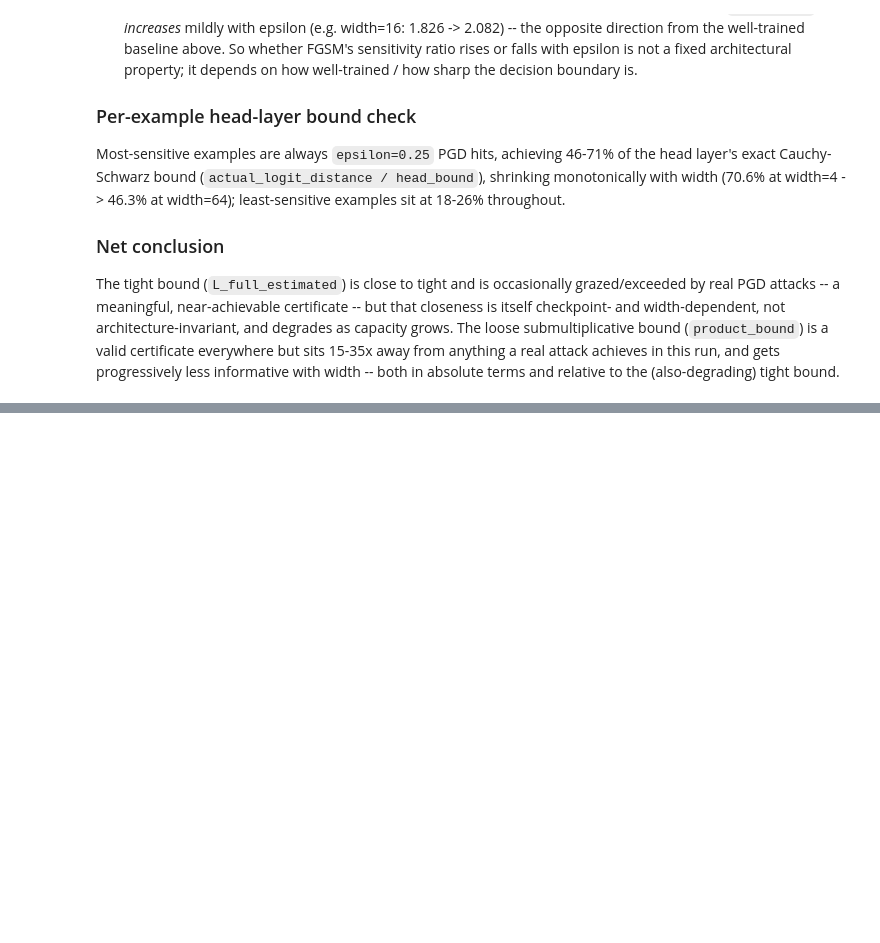
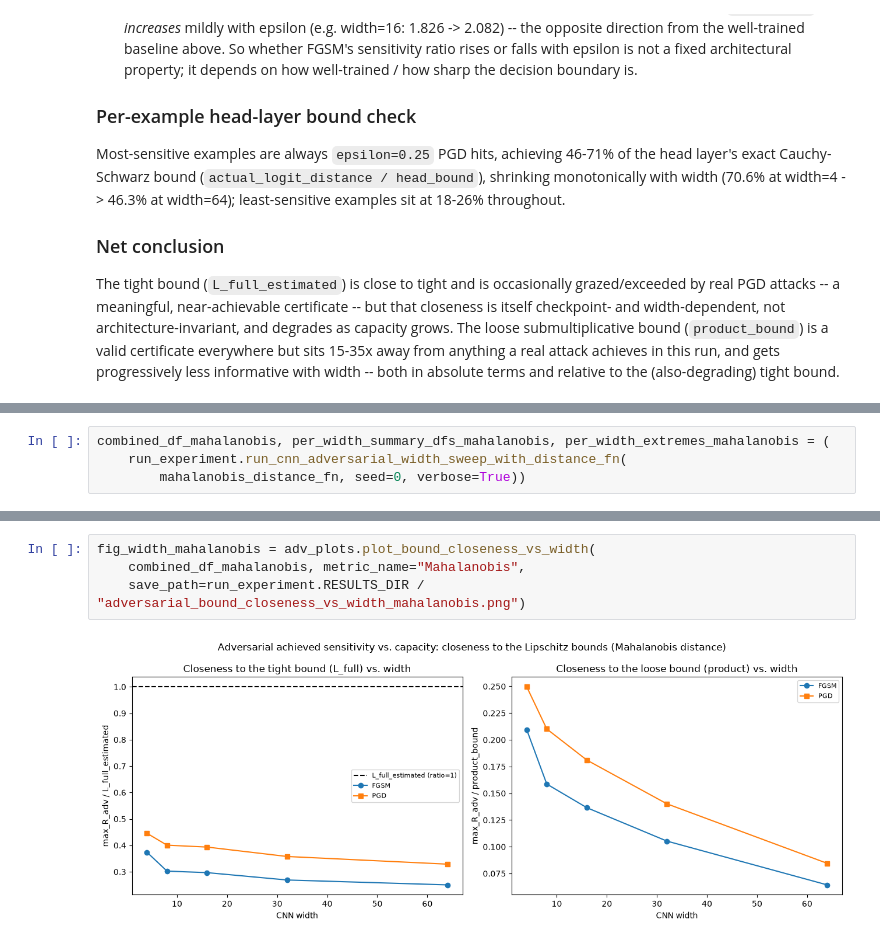
Before and after one commit to Kilobyte947/Datasig, a Jupyter notebook: mnist_lipschitz/adversarial/notebook_adversarial_lipschitz.ipynb, the cells around one changed output, grey strips where cells are left out. Cells and saved outputs as stored; diff of their text form; blank space fills up the shorter version.

```diff
--- a/mnist_lipschitz/adversarial/notebook_adversarial_lipschitz.ipynb
+++ b/mnist_lipschitz/adversarial/notebook_adversarial_lipschitz.ipynb
@@ -354,0 +459,4 @@ bound.
+# %%
+combined_df_mahalanobis, per_width_summary_dfs_mahalanobis, per_width_extremes_mahalanobis = (
+    run_experiment.run_cnn_adversarial_width_sweep_with_distance_fn(
+        mahalanobis_distance_fn, seed=0, verbose=True))
@@ -354,0 +490,6 @@ bound.
+# %%
+fig_width_mahalanobis = adv_plots.plot_bound_closeness_vs_width(
+    combined_df_mahalanobis, metric_name="Mahalanobis",
+    save_path=run_experiment.RESULTS_DIR / "adversarial_bound_closeness_vs_width_mahalanobis.png")
+# %% [output]
+[figure, added]
```
Also changed, not shown: parts of 18 cells of this notebook, 4 other files.
